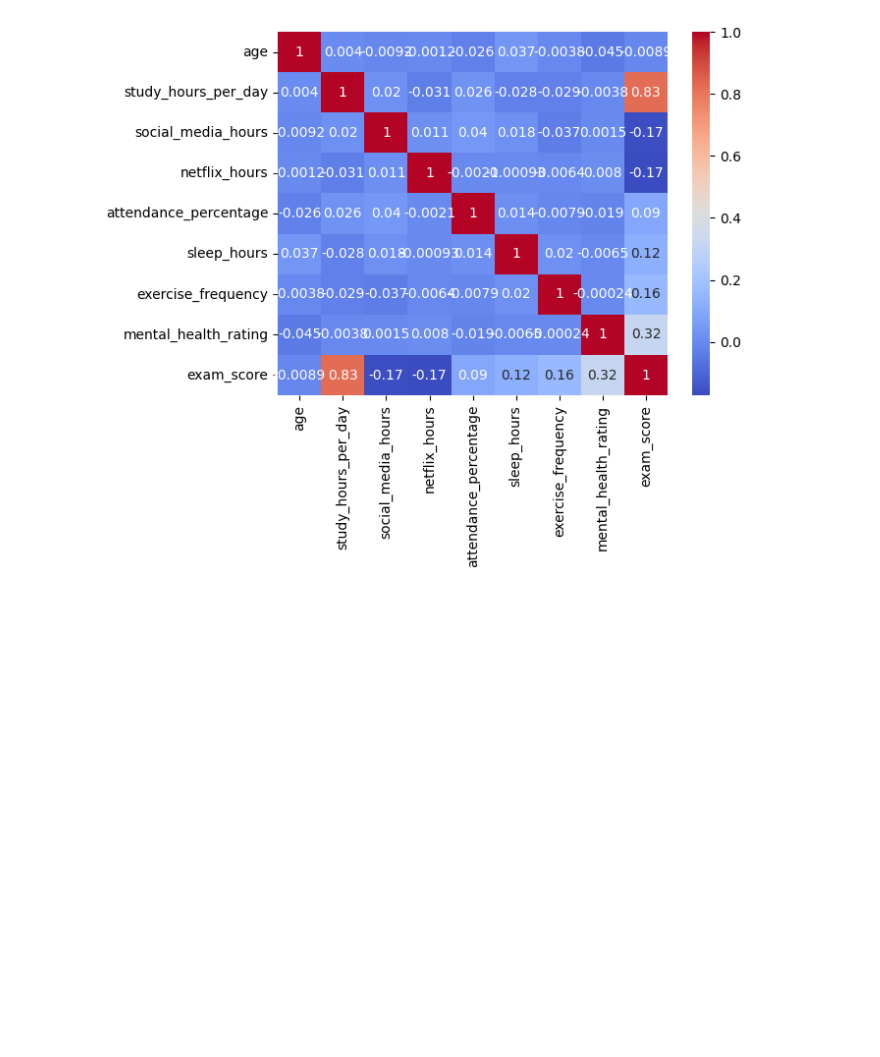
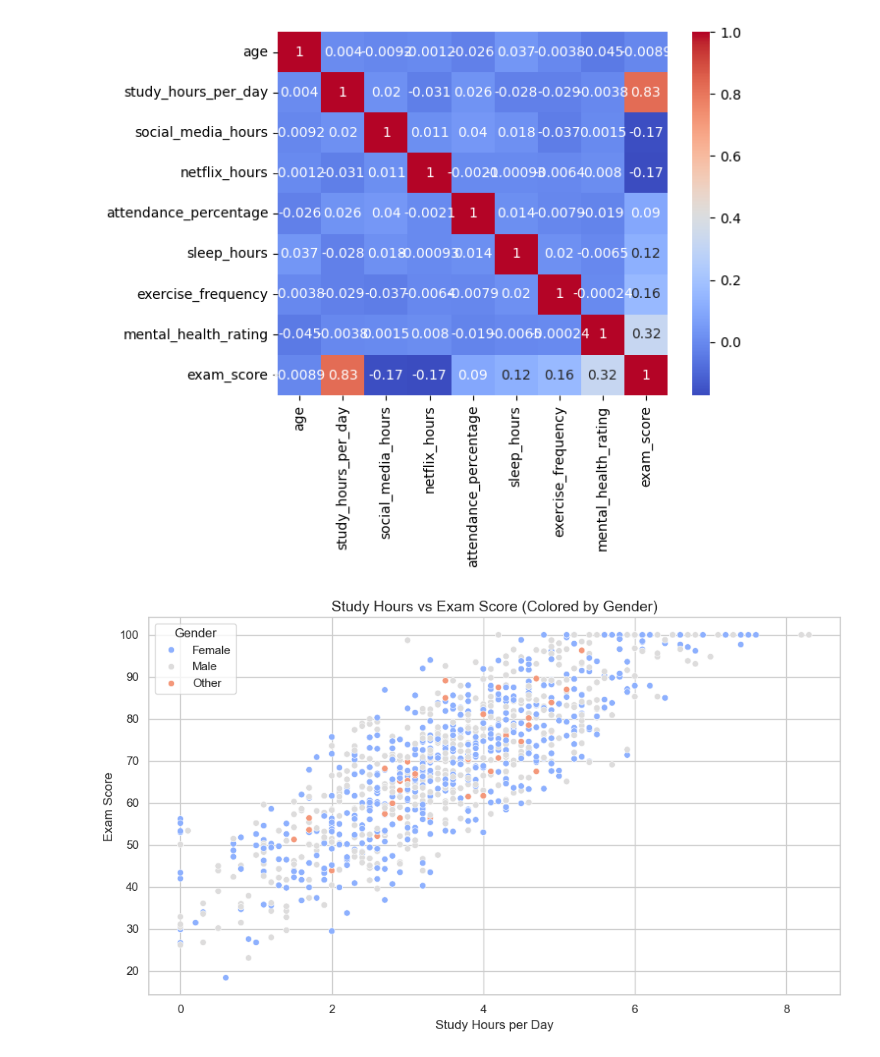
Before and after one commit to Sneha8553/sneha_IT, a Jupyter notebook: task1.ipynb, the cells around one changed output. Cells and saved outputs as stored; diff of their text form; code cells hidden in the pictures; blank space fills up the shorter version.

```diff
--- a/task1.ipynb
+++ b/task1.ipynb
@@ -245,3 +245,21 @@ sns.heatmap(study.corr(),cmap='coolwarm',annot=True)
 # %% [output]
 <Axes: >
 [figure]
+# %%
+
+import pandas as pd
+import matplotlib.pyplot as plt
+
+sns.set(style="whitegrid")
+
+plt.figure(figsize=(10, 6))
+sns.scatterplot(data=df, x='study_hours_per_day', y='exam_score', hue='gender', palette='coolwarm')
+plt.title('Study Hours vs Exam Score (Colored by Gender)', fontsize=14)
+plt.xlabel('Study Hours per Day')
+plt.ylabel('Exam Score')
+plt.legend(title='Gender')
+plt.grid(True)
+plt.tight_layout()
+plt.show()
+# %% [output]
+[figure, added]
```
Also changed, not shown: parts of 3 cells of this notebook.
